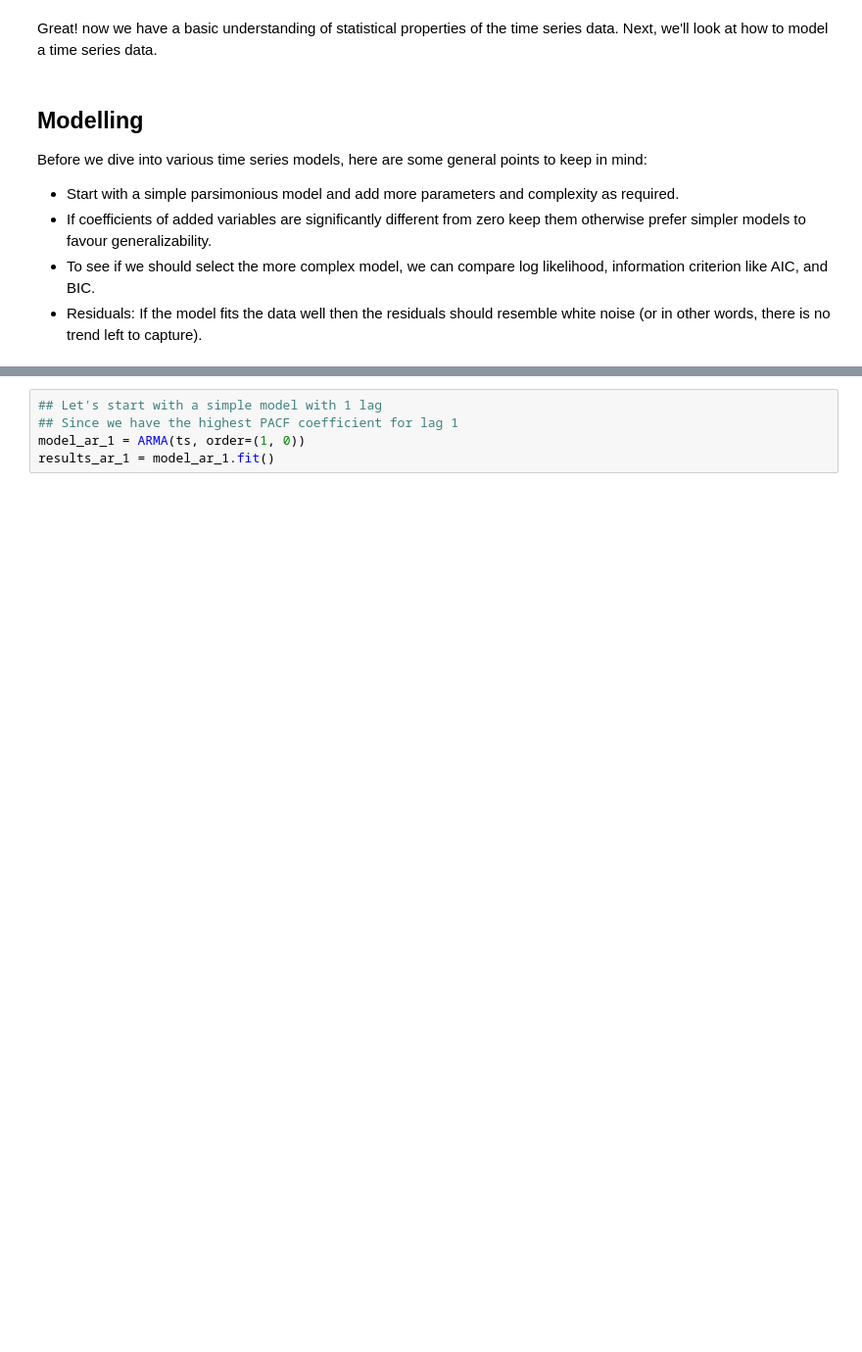
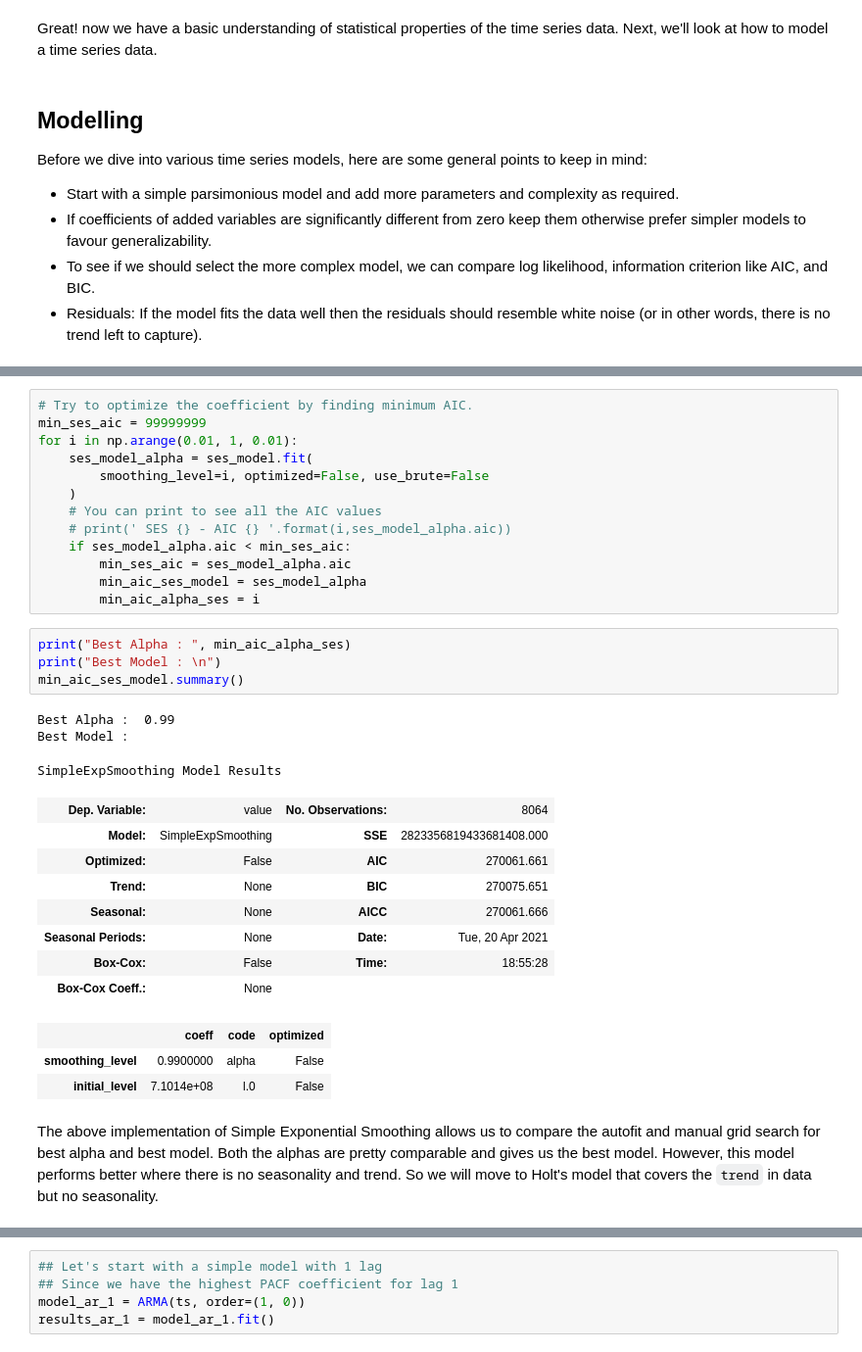
Before and after one commit to aicoe-aiops/time-series, a Jupyter notebook: notebooks/ts-3-concepts.ipynb, the cells around one changed output, grey strips where cells are left out. Shown at 98% size. Cells and saved outputs as stored; diff of their text form; blank space fills up the shorter version.

```diff
--- a/notebooks/ts-3-concepts.ipynb
+++ b/notebooks/ts-3-concepts.ipynb
@@ -304,0 +440,34 @@ Before we dive into various time series models, here are some general points to
+# %%
+# Try to optimize the coefficient by finding minimum AIC.
+min_ses_aic = 99999999
+for i in np.arange(0.01, 1, 0.01):
+    ses_model_alpha = ses_model.fit(
+        smoothing_level=i, optimized=False, use_brute=False
+    )
+    # You can print to see all the AIC values
+    # print(' SES {} - AIC {} '.format(i,ses_model_alpha.aic))
+    if ses_model_alpha.aic < min_ses_aic:
+        min_ses_aic = ses_model_alpha.aic
+        min_aic_ses_model = ses_model_alpha
+        min_aic_alpha_ses = i
+# %%
+print("Best Alpha : ", min_aic_alpha_ses)
+print("Best Model : \n")
+min_aic_ses_model.summary()
+# %% [output]
+Best Alpha :  0.99
+Best Model :
+SimpleExpSmoothing Model Results
+| Dep. Variable: | value | No. Observations: | 8064 |
+| Model: | SimpleExpSmoothing | SSE | 2823356819433681408.000 |
+| Optimized: | False | AIC | 270061.661 |
+| Trend: | None | BIC | 270075.651 |
+| Seasonal: | None | AICC | 270061.666 |
+| Seasonal Periods: | None | Date: | Tue, 20 Apr 2021 |
+| Box-Cox: | False | Time: | 18:55:28 |
+| Box-Cox Coeff.: | None |  |  |
+|  | coeff | code | optimized |
+| smoothing_level | 0.9900000 | alpha | False |
+| initial_level | 7.1014e+08 | l.0 | False |
+# %% [markdown]
+The above implementation of Simple Exponential Smoothing allows us to compare the autofit and manual grid search for best alpha and best model. Both the alphas are pretty comparable and gives us the best model. However, this model performs better where there is no seasonality and trend. So we will move to Holt's model that covers the `trend` in data but no seasonality.
```
Also changed, not shown: parts of 70 cells of this notebook, 1 other file.
